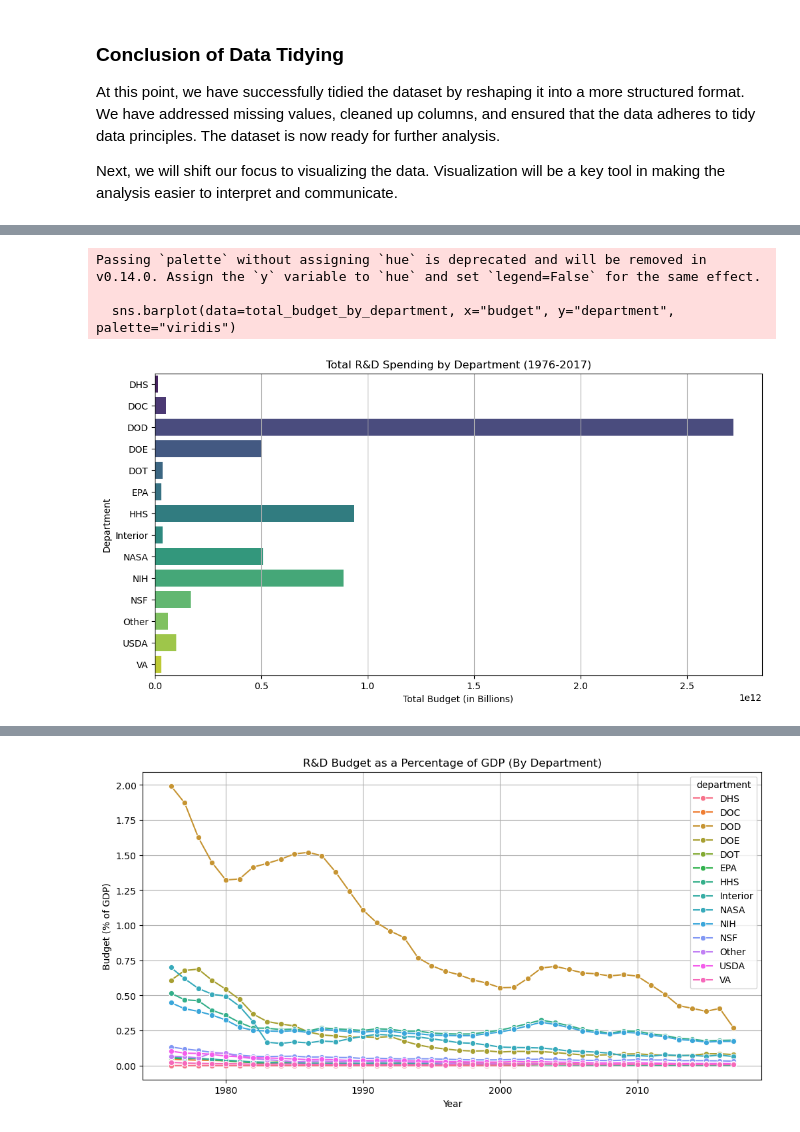
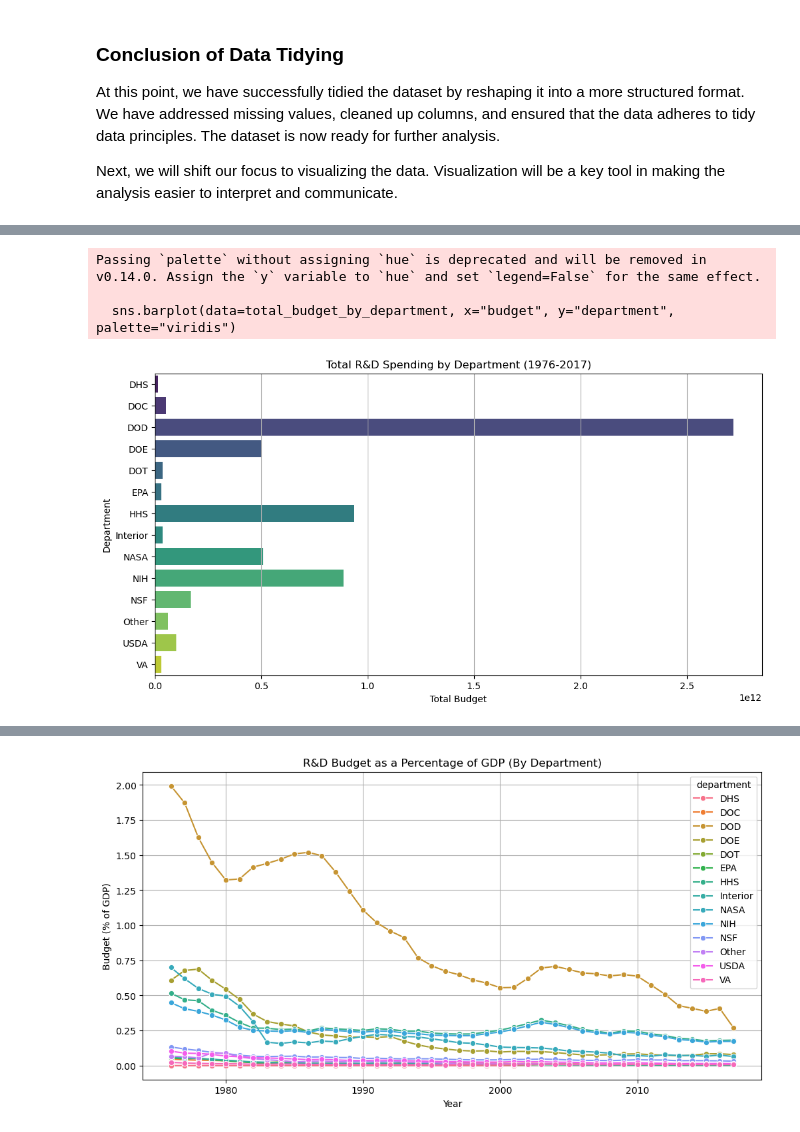
Before and after one commit to adiyabiyekenova/BIYEKENOVA-Python-Portfolio, a Jupyter notebook: TidyData-Project/tidy_data_project.ipynb, the cells around one changed output, grey strips where cells are left out. Drawn from its saved outputs; the diff is of its cells as text; code cells hidden in the pictures.

```diff
--- a/TidyData-Project/tidy_data_project.ipynb
+++ b/TidyData-Project/tidy_data_project.ipynb
@@ -179,5 +215,0 @@ Overall, the data is clean, with only a few missing values in a specific departm
-# %%
-# Replace all missing values (NaN) with 0 in the DataFrame, modifying the DataFrame in place
-rd_budget_long.fillna(0, inplace=True)
-# Display the first 5 rows of the DataFrame.
-rd_budget_long.head()
@@ -190,0 +216,4 @@ rd_budget_long.head()
+# %%
+rd_budget_long = rd_budget_long.dropna()
+
+print(rd_budget_long)
@@ -208,14 +289,14 @@ plt.show()
 # %%
 plt.figure(figsize=(12, 6))
 total_budget_by_department = rd_budget_long.groupby("department")["budget"].sum().reset_index()
 sns.barplot(data=total_budget_by_department, x="budget", y="department", palette="viridis")
 plt.title("Total R&D Spending by Department (1976-2017)")
-plt.xlabel("Total Budget (in Billions)")
+plt.xlabel("Total Budget")
 plt.ylabel("Department")
 plt.grid(axis="x")
 plt.show()
 # %% [output]
 Passing `palette` without assigning `hue` is deprecated and will be removed in v0.14.0. Assign the `y` variable to `hue` and set `legend=False` for the same effect.
 
   sns.barplot(data=total_budget_by_department, x="budget", y="department", palette="viridis")
-[figure, old version]
+[figure, new version]
```
Also changed, not shown: parts of 48 cells of this notebook.
